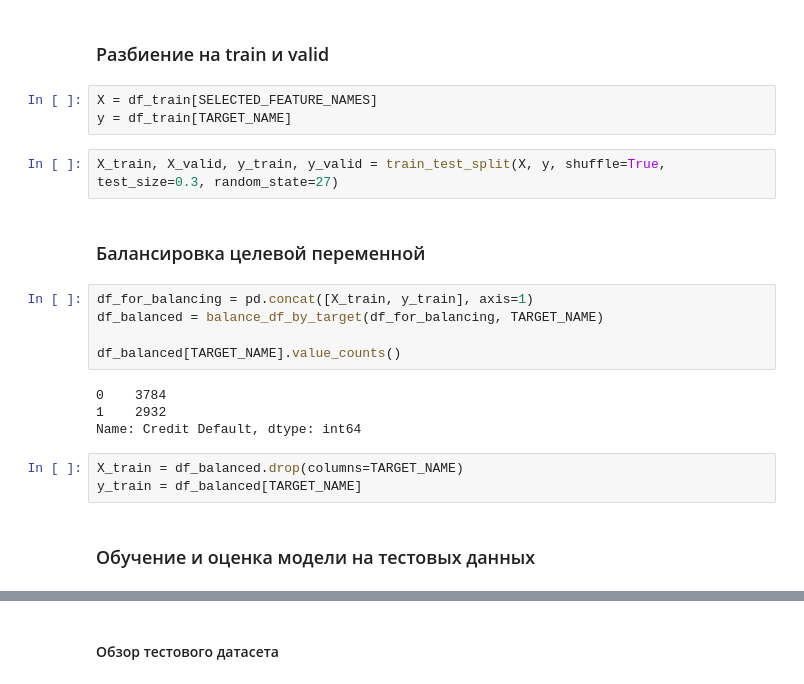
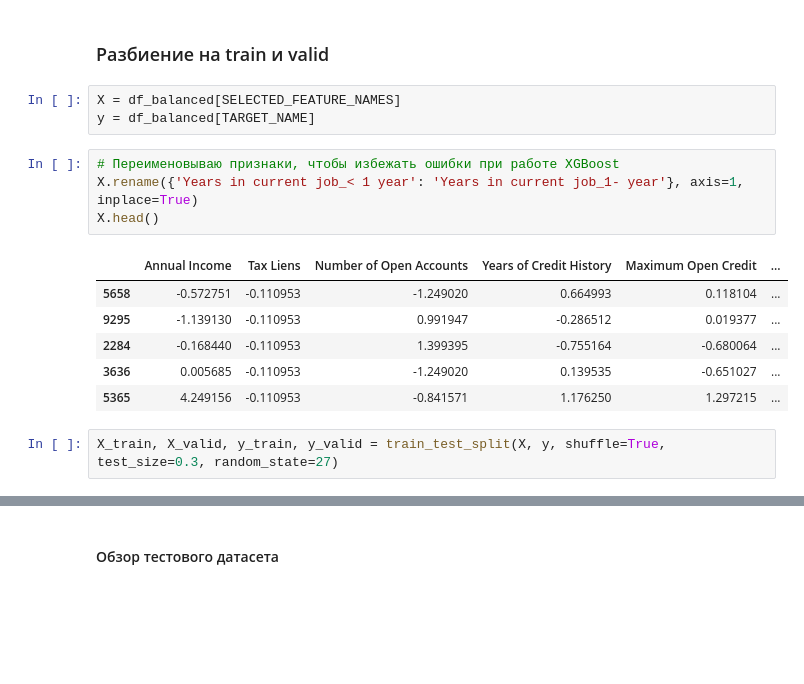
Before and after one commit to AntonyVasilev/Libs_for_DS_additional, a Jupyter notebook: my_solution/AVasilev_solution.ipynb, the cells around one changed output, grey strips where cells are left out. Cells and saved outputs as stored; diff of their text form; blank space fills up the shorter version.

```diff
--- a/my_solution/AVasilev_solution.ipynb
+++ b/my_solution/AVasilev_solution.ipynb
@@ -560,23 +719,18 @@ df_train.head()
 # %% [markdown]
 ### Разбиение на train и valid
 # %%
-X = df_train[SELECTED_FEATURE_NAMES]
-y = df_train[TARGET_NAME]
+X = df_balanced[SELECTED_FEATURE_NAMES]
+y = df_balanced[TARGET_NAME]
+# %%
+# Переименовываю признаки, чтобы избежать ошибки при работе XGBoost
+X.rename({'Years in current job_< 1 year': 'Years in current job_1- year'}, axis=1, inplace=True)
+X.head()
+# %% [output]
+|  | Annual Income | Tax Liens | Number of Open Accounts | Years of Credit History | Maximum Open Credit | ... |
+| 5658 | -0.572751 | -0.110953 | -1.249020 | 0.664993 | 0.118104 | ... |
+| 9295 | -1.139130 | -0.110953 | 0.991947 | -0.286512 | 0.019377 | ... |
+| 2284 | -0.168440 | -0.110953 | 1.399395 | -0.755164 | -0.680064 | ... |
+| 3636 | 0.005685 | -0.110953 | -1.249020 | 0.139535 | -0.651027 | ... |
+| 5365 | 4.249156 | -0.110953 | -0.841571 | 1.176250 | 1.297215 | ... |
 # %%
 X_train, X_valid, y_train, y_valid = train_test_split(X, y, shuffle=True, test_size=0.3, random_state=27)
-# %% [markdown]
-### Балансировка целевой переменной
-# %%
-df_for_balancing = pd.concat([X_train, y_train], axis=1)
-df_balanced = balance_df_by_target(df_for_balancing, TARGET_NAME)
-
-df_balanced[TARGET_NAME].value_counts()
-# %% [output]
-0    3784
-1    2932
-Name: Credit Default, dtype: int64
-# %%
-X_train = df_balanced.drop(columns=TARGET_NAME)
-y_train = df_balanced[TARGET_NAME]
-# %% [markdown]
-### Обучение и оценка модели на тестовых данных
```
Also changed, not shown: parts of 246 cells of this notebook, 15 other files.
